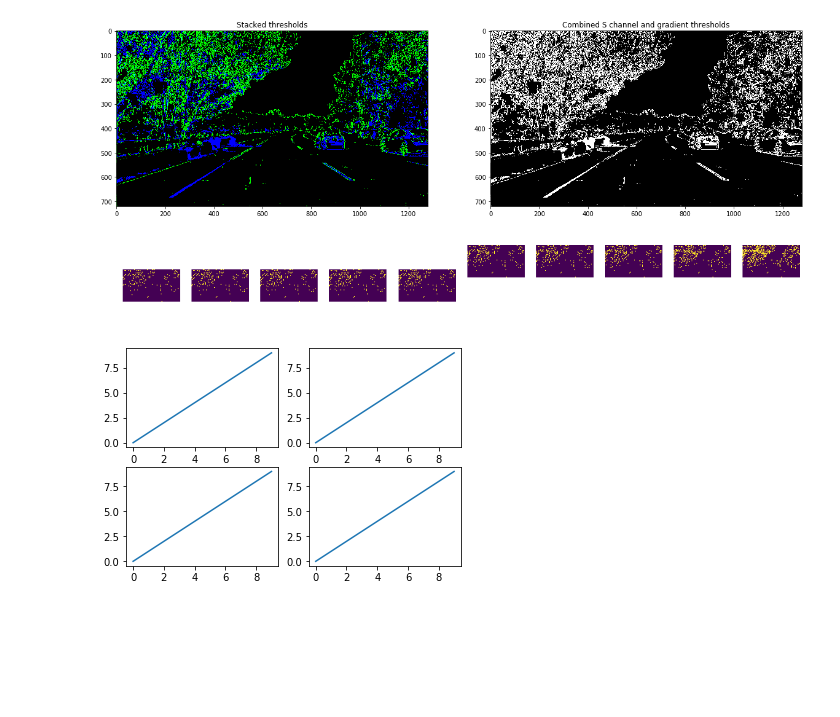
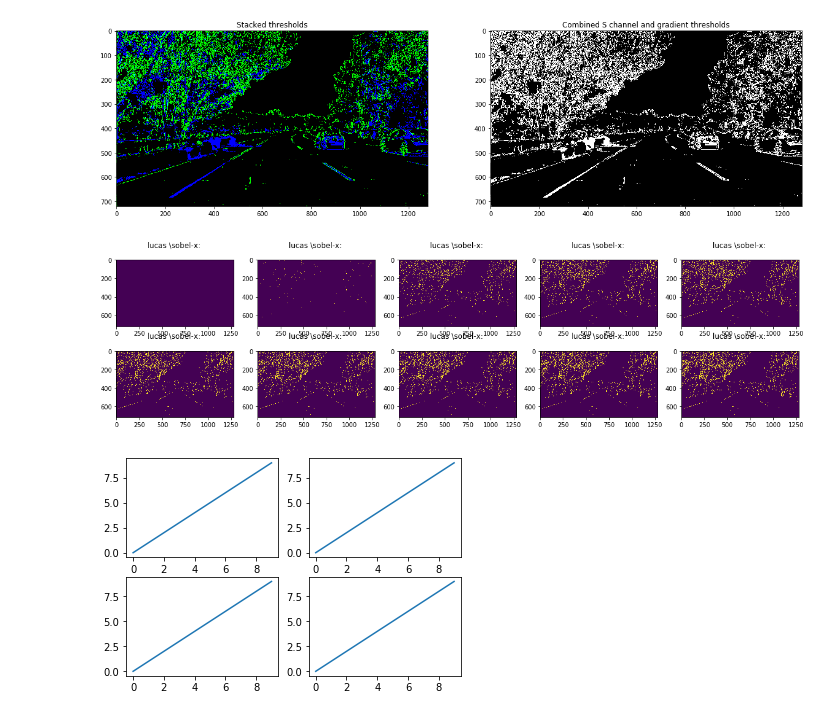
Before and after one commit to leclair-7/CarND-Advanced-Lane-Lines, a Jupyter notebook: Advanced-Lane-Finding.ipynb, the cells around one changed output. Saved outputs shown, nothing was run; the diff lists cells and outputs as text; code cells hidden in the pictures; blank space fills up the shorter version.

Commit message:
Got the prospective param images to print in pretty rows/columns, enough to print all and make inferences on

```diff
--- a/Advanced-Lane-Finding.ipynb
+++ b/Advanced-Lane-Finding.ipynb
@@ -353,43 +353,45 @@ def abs_sobel_thresh(img, orient='x', thresh=(0, 255) ):
     sxbinary[(scaled_sobel >= thresh_min) & (scaled_sobel <= thresh_max)] = 1
 
     return sxbinary
 
 img  = mpimg.imread('./test_images/test5.jpg')
 
 img2 = abs_sobel_thresh(img, 'x',(20,100))
 img3 = mag_thresh(img, 3, (50, 100))
 
 unwarped = unwarp(img2)
 
 unwarped = cv2.blur(unwarped,(5,5))
 
 # Plotting thresholded images
 '''
 f, (ax1, ax2) = plt.subplots(1, 2, figsize=(20,10))
 ax1.set_title('Original ish')
 ax1.imshow(img2, cmap='gray')
 
 ax2.set_title('Combined S channel and gradient thresholds')
 ax2.imshow(unwarped, cmap='gray')
 '''
-row_len=10
+row_len=4
 col = 1
-plt.figure(figsize=(15,2))
+plt.figure(figsize=(20, 5))
 
-fig, ax = plt.subplots(nrows=2, ncols=5)
 
-for i in range(row_len):
-    if 60+20*i > 255:
-        break
+for i in range(10):
+    #if 60+20*i > 255:
+    #    break
     if i % 5 ==0 and i != 0:
         col +=1
-    img_try = abs_sobel_thresh(img, 'x',(20,60+20*i))
+    img_try = abs_sobel_thresh(img, 'x',(20,20*i))
 
-    plt.subplot(col,row_len,i+1)
+    plt.subplot(2, 5, i + 1)
+    title = "{0} \sobel-x: \n".format(
+        "lucas" )
+
+    plt.title(title, wrap=True)
     plt.imshow(img_try)
-    plt.axis('off');
 # %% [output]
-[figure, old version]
+[figure, new version]
 # %%
 import matplotlib.pyplot as plt
 
```
Also changed, not shown: parts of 6 cells of this notebook.
